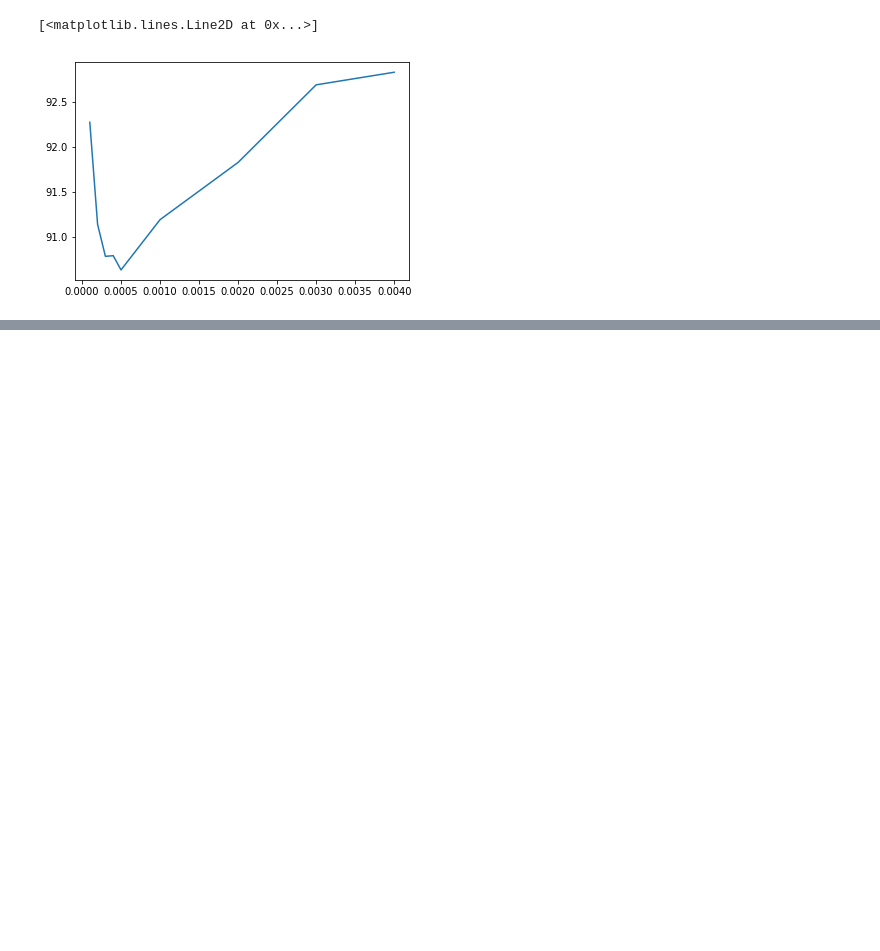
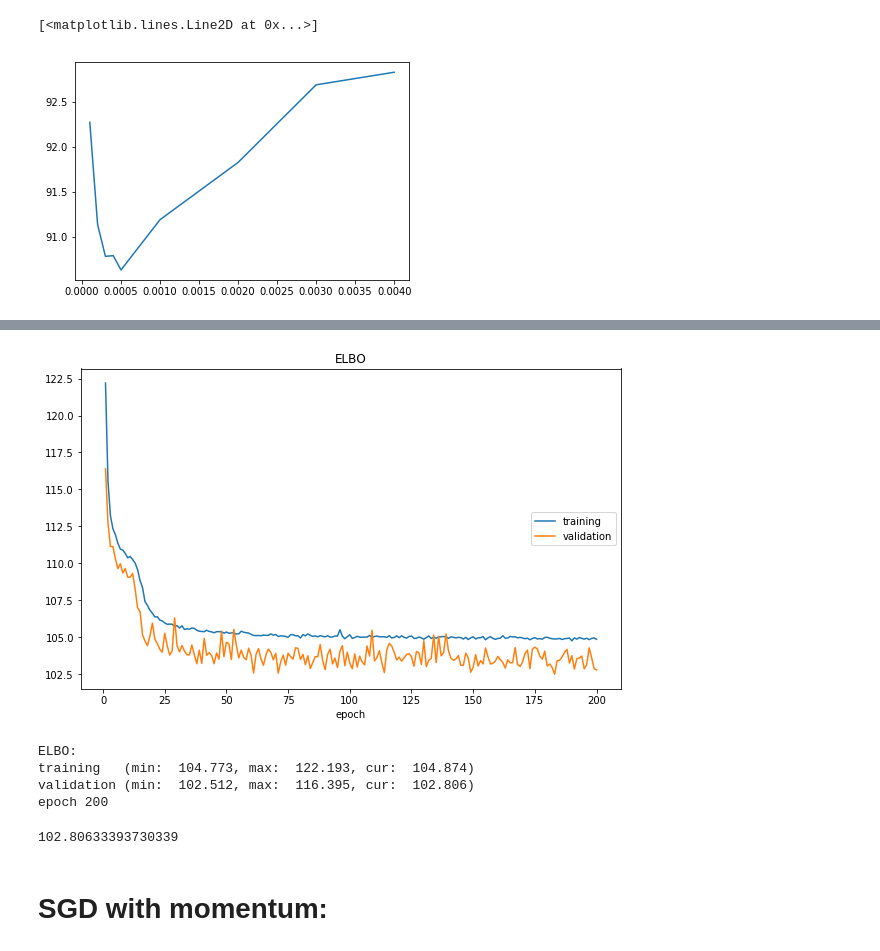
Before and after one commit to msc-acse/acse-9-independent-research-project-coush001, a Jupyter notebook: Optimise optimiser.ipynb, the cells around one changed output, grey strips where cells are left out. Drawn from its saved outputs; the diff is of its cells as text; code cells hidden in the pictures; blank space fills up the shorter version.

```diff
--- a/Optimise optimiser.ipynb
+++ b/Optimise optimiser.ipynb
@@ -431,3 +416,14 @@ learningrate: 0.004 loss 92.82553168236927
+# %%
+vaeADAM.reduce(epochs=200, hidden_size=8, lr=0.01, plot_loss=True)
+# %% [output]
+[figure, added]
+ELBO:
+training   (min:  104.773, max:  122.193, cur:  104.874)
+validation (min:  102.512, max:  116.395, cur:  102.806)
+epoch 200
+102.80633393730339
+# %% [markdown]
+# SGD with momentum:
 # %%
 momentums = [0.01, 0.1, 0.2, 0.4, 0.6, 0.7, 0.8, 0.9, 0.99]
 lrs = [0.00005, 0.0001, 0.0002, 0.0004]
```
Also changed, not shown: parts of 8 cells of this notebook, 7 other files.
